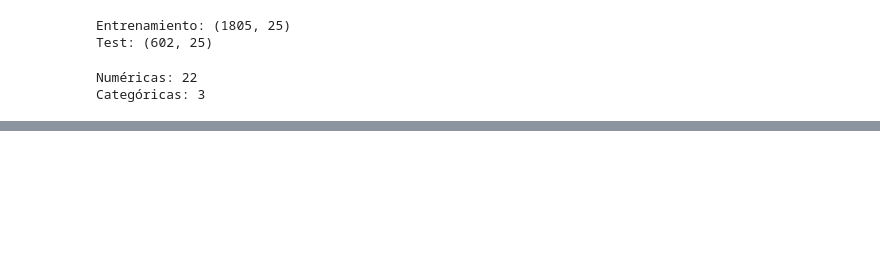
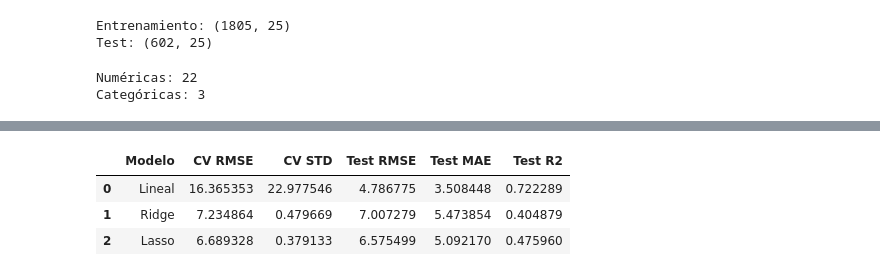
Before and after one commit to PabloMedinaForero/LABORATORIO-2-AM, a Jupyter notebook: Santiago_Actividad_3_4.ipynb, the cells around one changed output, grey strips where cells are left out. Cells and saved outputs as stored; diff of their text form; code cells hidden in the pictures; blank space fills up the shorter version.

Commit message:
actividad 3 y 4 completas

```diff
--- a/Santiago_Actividad_3_4.ipynb
+++ b/Santiago_Actividad_3_4.ipynb
@@ -72,0 +417,28 @@ Categóricas: 3
+# %%
+resultado_lineal = evaluar_test(
+    "Lineal",
+    grid_lineal
+)
+
+resultado_ridge = evaluar_test(
+    "Ridge",
+    grid_ridge
+)
+
+resultado_lasso = evaluar_test(
+    "Lasso",
+    grid_lasso
+)
+
+resultados_actividad_3 = pd.DataFrame([
+    resultado_lineal,
+    resultado_ridge,
+    resultado_lasso
+])
+
+display(resultados_actividad_3)
+# %% [output]
+|  | Modelo | CV RMSE | CV STD | Test RMSE | Test MAE | Test R2 |
+| 0 | Lineal | 16.365353 | 22.977546 | 4.786775 | 3.508448 | 0.722289 |
+| 1 | Ridge | 7.234864 | 0.479669 | 7.007279 | 5.473854 | 0.404879 |
+| 2 | Lasso | 6.689328 | 0.379133 | 6.575499 | 5.092170 | 0.475960 |
```
Also changed, not shown: parts of 42 cells of this notebook.
